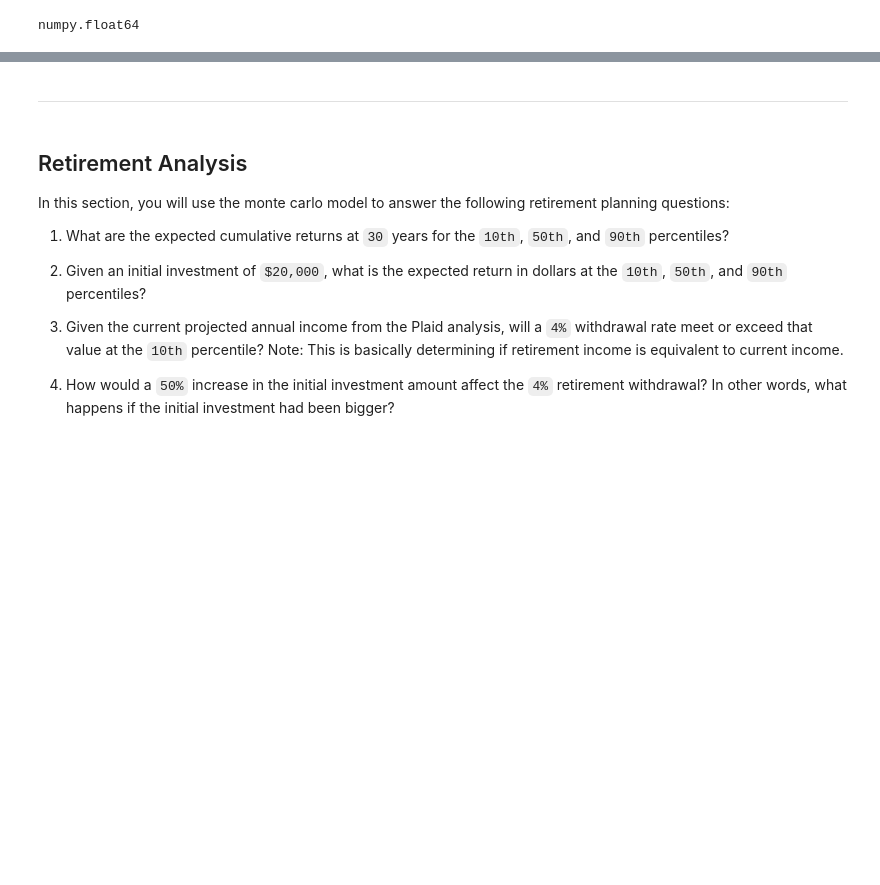
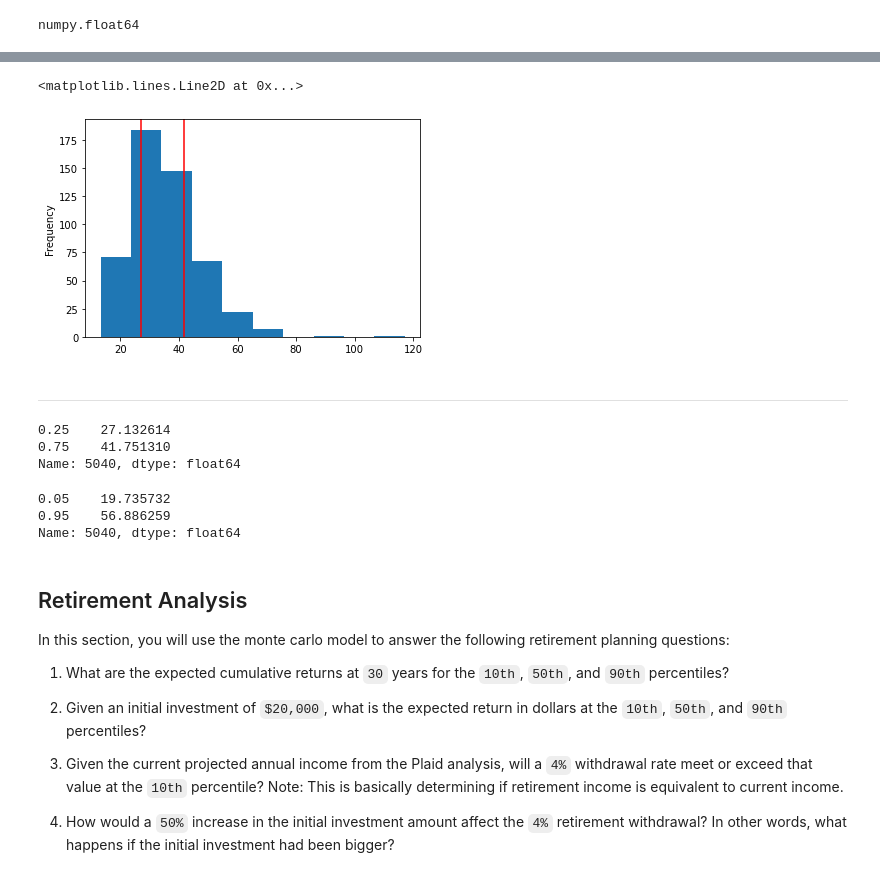
Before and after one commit to dovu93/API_HW, a Jupyter notebook: Assignment/portfolio_planner.ipynb, the cells around one changed output, grey strips where cells are left out. Cells and saved outputs as stored; diff of their text form; code cells hidden in the pictures; blank space fills up the shorter version.

```diff
--- a/Assignment/portfolio_planner.ipynb
+++ b/Assignment/portfolio_planner.ipynb
@@ -265,5 +222,29 @@ plt.axvline(confidence_interval_90.iloc[1], color = "r")
+# %%
+# Visualize the distribution of the ending returns
+# same as above?
+# ending_cumulative_returns.plot.hist()
+# finding the 50% confidence interval
+confidence_interval_50 = ending_cumulative_returns.quantile(q = [.25, .75])
+ending_cumulative_returns.plot.hist()
+plt.axvline(confidence_interval_50.iloc[0], color = "r")
+plt.axvline(confidence_interval_50.iloc[1], color = "r")
+# %% [output]
+<matplotlib.lines.Line2D at 0x...>
+[figure, added]
 # %% [markdown]
 ---
+# %%
+confidence_interval_50
+# %% [output]
+0.25    27.132614
+0.75    41.751310
+Name: 5040, dtype: float64
+# %%
+confidence_interval_90
+# %% [output]
+0.05    19.735732
+0.95    56.886259
+Name: 5040, dtype: float64
 # %% [markdown]
 ## Retirement Analysis
 
```
Also changed, not shown: parts of 18 cells of this notebook, 6 other files.
